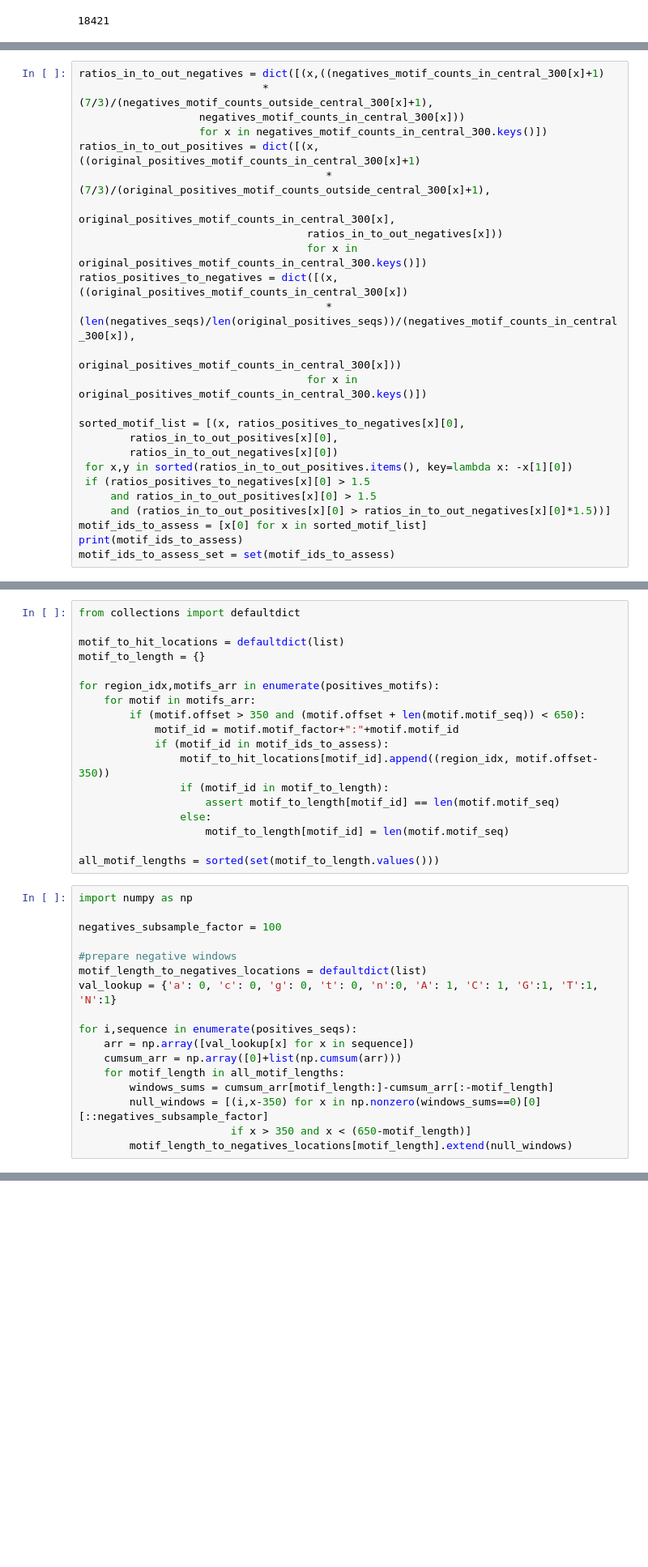
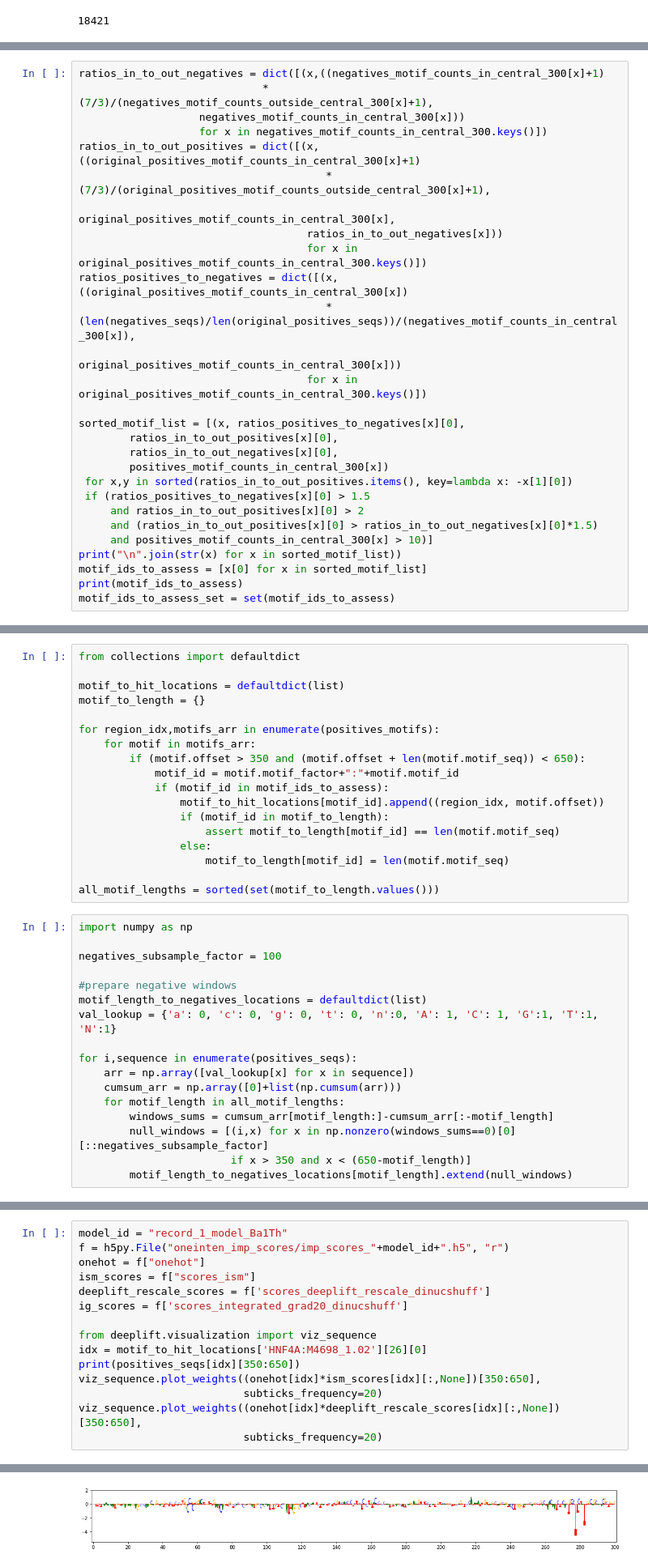
Before and after one commit to kundajelab/interpret-benchmark, a Jupyter notebook: data/sim_HepG2/Analyze Motif Dist In Sim.ipynb, the cells around one changed output, grey strips where cells are left out. Shown: that part at 81% size. Cells and saved outputs as stored; diff of their text form; blank space fills up the shorter version.

Commit message:
more analysis in looking at motif recovery in sims

```diff
--- a/data/sim_HepG2/Analyze Motif Dist In Sim.ipynb
+++ b/data/sim_HepG2/Analyze Motif Dist In Sim.ipynb
@@ -92,11 +92,14 @@ ratios_positives_to_negatives = dict([(x,((original_positives_motif_counts_in_ce
 
 sorted_motif_list = [(x, ratios_positives_to_negatives[x][0],
         ratios_in_to_out_positives[x][0],
-        ratios_in_to_out_negatives[x][0])
+        ratios_in_to_out_negatives[x][0],
+        positives_motif_counts_in_central_300[x])
  for x,y in sorted(ratios_in_to_out_positives.items(), key=lambda x: -x[1][0])
  if (ratios_positives_to_negatives[x][0] > 1.5
-     and ratios_in_to_out_positives[x][0] > 1.5
-     and (ratios_in_to_out_positives[x][0] > ratios_in_to_out_negatives[x][0]*1.5))]
+     and ratios_in_to_out_positives[x][0] > 2
+     and (ratios_in_to_out_positives[x][0] > ratios_in_to_out_negatives[x][0]*1.5)
+     and positives_motif_counts_in_central_300[x] > 10)]
+print("\n".join(str(x) for x in sorted_motif_list))
 motif_ids_to_assess = [x[0] for x in sorted_motif_list]
 print(motif_ids_to_assess)
 motif_ids_to_assess_set = set(motif_ids_to_assess)
@@ -113,7 +124,7 @@ for region_idx,motifs_arr in enumerate(positives_motifs):
         if (motif.offset > 350 and (motif.offset + len(motif.motif_seq)) < 650):
             motif_id = motif.motif_factor+":"+motif.motif_id
             if (motif_id in motif_ids_to_assess):
-                motif_to_hit_locations[motif_id].append((region_idx, motif.offset-350))
+                motif_to_hit_locations[motif_id].append((region_idx, motif.offset))
                 if (motif_id in motif_to_length):
                     assert motif_to_length[motif_id] == len(motif.motif_seq)
                 else:
@@ -134,6 +145,6 @@ for i,sequence in enumerate(positives_seqs):
     cumsum_arr = np.array([0]+list(np.cumsum(arr)))
     for motif_length in all_motif_lengths:
         windows_sums = cumsum_arr[motif_length:]-cumsum_arr[:-motif_length]
-        null_windows = [(i,x-350) for x in np.nonzero(windows_sums==0)[0][::negatives_subsample_factor]
+        null_windows = [(i,x) for x in np.nonzero(windows_sums==0)[0][::negatives_subsample_factor]
                         if x > 350 and x < (650-motif_length)]
         motif_length_to_negatives_locations[motif_length].extend(null_windows)
@@ -270,0 +313,16 @@ scores_ism
+# %%
+model_id = "record_1_model_Ba1Th"
+f = h5py.File("oneinten_imp_scores/imp_scores_"+model_id+".h5", "r")
+onehot = f["onehot"]
+ism_scores = f["scores_ism"]
+deeplift_rescale_scores = f['scores_deeplift_rescale_dinucshuff']
+ig_scores = f['scores_integrated_grad20_dinucshuff']
+
+from deeplift.visualization import viz_sequence
+idx = motif_to_hit_locations['HNF4A:M4698_1.02'][26][0]
+print(positives_seqs[idx][350:650])
+viz_sequence.plot_weights((onehot[idx]*ism_scores[idx][:,None])[350:650],
+                          subticks_frequency=20)
+viz_sequence.plot_weights((onehot[idx]*deeplift_rescale_scores[idx][:,None])[350:650],
+                          subticks_frequency=20)
+# %% [output]
@@ -270,0 +330 @@ scores_ism
+[figure, added]
```
Also changed, not shown: parts of 11 cells of this notebook, 1 other file.
